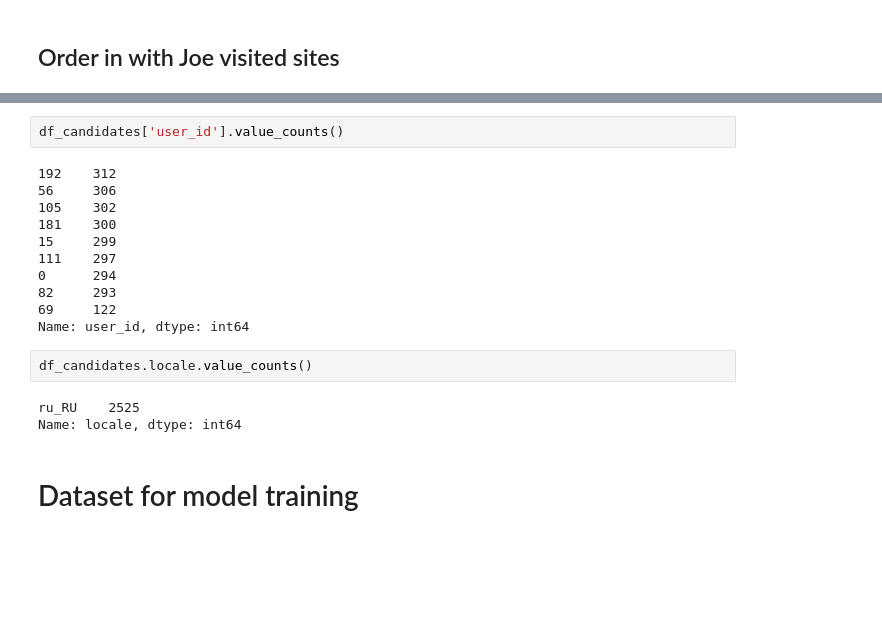
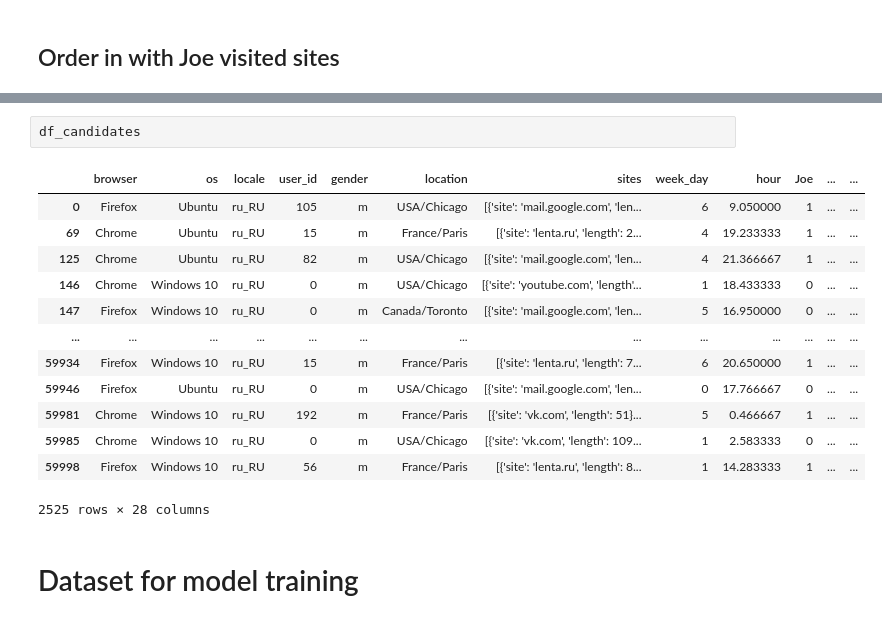
Before and after one commit to klaszewski/Catch_joe, a Jupyter notebook: Notebook.ipynb, the cells around one changed output, grey strips where cells are left out. Saved outputs shown, nothing was run; the diff lists cells and outputs as text; blank space fills up the shorter version.

```diff
--- a/Notebook.ipynb
+++ b/Notebook.ipynb
@@ -440,21 +456,19 @@ display(pd.DataFrame(temp_lens))
 # %%
-df_candidates['user_id'].value_counts()
+df_candidates
 # %% [output]
+|  | browser | os | locale | user_id | gender | location | sites | week_day | hour | Joe | ... | ... |
+| 0 | Firefox | Ubuntu | ru_RU | 105 | m | USA/Chicago | [{'site': 'mail.google.com', 'len... | 6 | 9.050000 | 1 | ... | ... |
+| 69 | Chrome | Ubuntu | ru_RU | 15 | m | France/Paris | [{'site': 'lenta.ru', 'length': 2... | 4 | 19.233333 | 1 | ... | ... |
+| 125 | Chrome | Ubuntu | ru_RU | 82 | m | USA/Chicago | [{'site': 'mail.google.com', 'len... | 4 | 21.366667 | 1 | ... | ... |
+| 146 | Chrome | Windows 10 | ru_RU | 0 | m | USA/Chicago | [{'site': 'youtube.com', 'length'... | 1 | 18.433333 | 0 | ... | ... |
+| 147 | Firefox | Windows 10 | ru_RU | 0 | m | Canada/Toronto | [{'site': 'mail.google.com', 'len... | 5 | 16.950000 | 0 | ... | ... |
+| ... | ... | ... | ... | ... | ... | ... | ... | ... | ... | ... | ... | ... |
+| 59934 | Firefox | Windows 10 | ru_RU | 15 | m | France/Paris | [{'site': 'lenta.ru', 'length': 7... | 6 | 20.650000 | 1 | ... | ... |
+| 59946 | Firefox | Ubuntu | ru_RU | 0 | m | USA/Chicago | [{'site': 'mail.google.com', 'len... | 0 | 17.766667 | 0 | ... | ... |
+| 59981 | Chrome | Windows 10 | ru_RU | 192 | m | France/Paris | [{'site': 'vk.com', 'length': 51}... | 5 | 0.466667 | 1 | ... | ... |
+| 59985 | Chrome | Windows 10 | ru_RU | 0 | m | USA/Chicago | [{'site': 'vk.com', 'length': 109... | 1 | 2.583333 | 0 | ... | ... |
+| 59998 | Firefox | Windows 10 | ru_RU | 56 | m | France/Paris | [{'site': 'lenta.ru', 'length': 8... | 1 | 14.283333 | 1 | ... | ... |
-192    312
-56     306
-105    302
-181    300
-15     299
-111    297
-0      294
-82     293
-69     122
-Name: user_id, dtype: int64
+2525 rows × 28 columns
-# %%
-df_candidates.locale.value_counts()
-# %% [output]
-ru_RU    2525
-Name: locale, dtype: int64
 # %% [markdown]
 # Dataset for model training
 # %%
```
Also changed, not shown: parts of 34 cells of this notebook.
